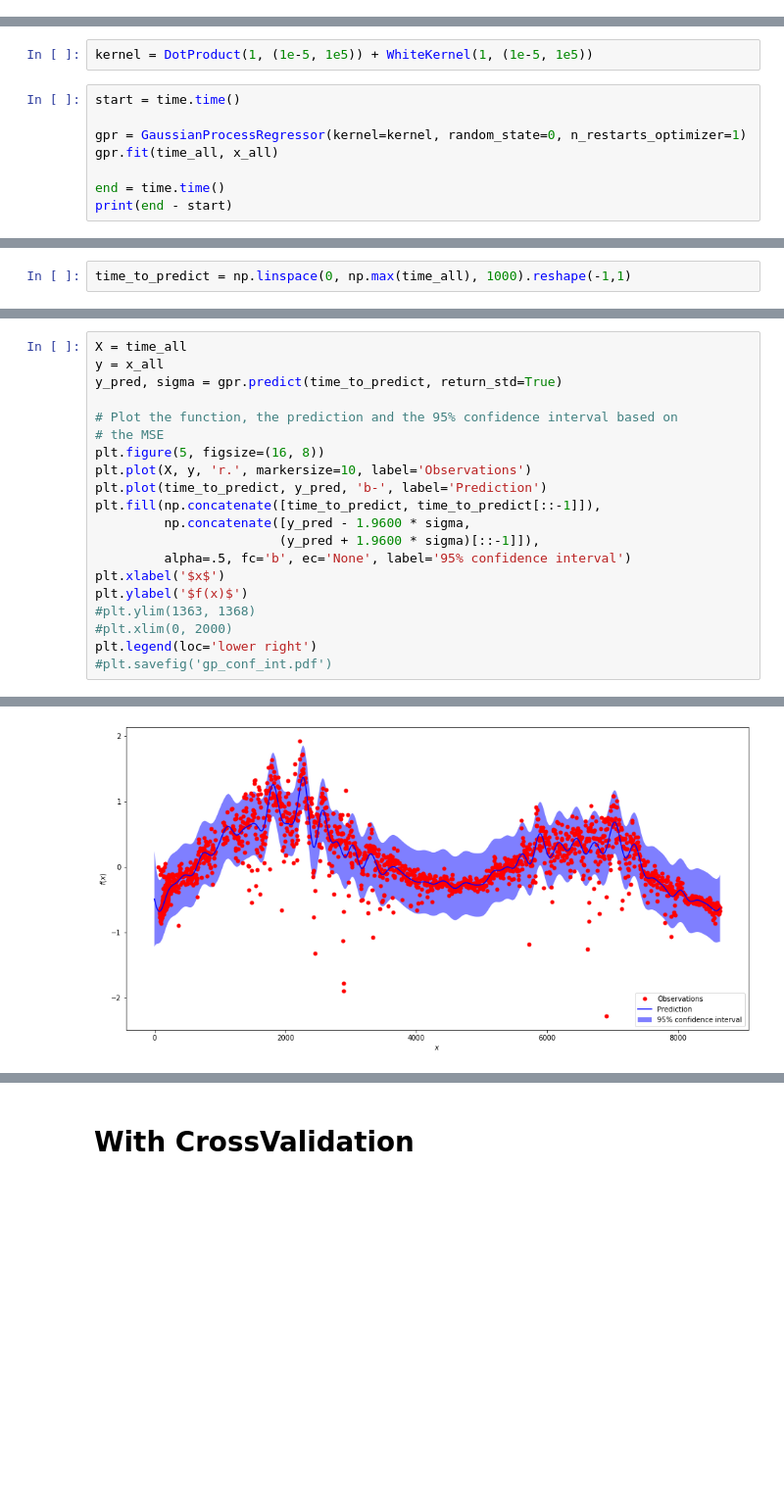
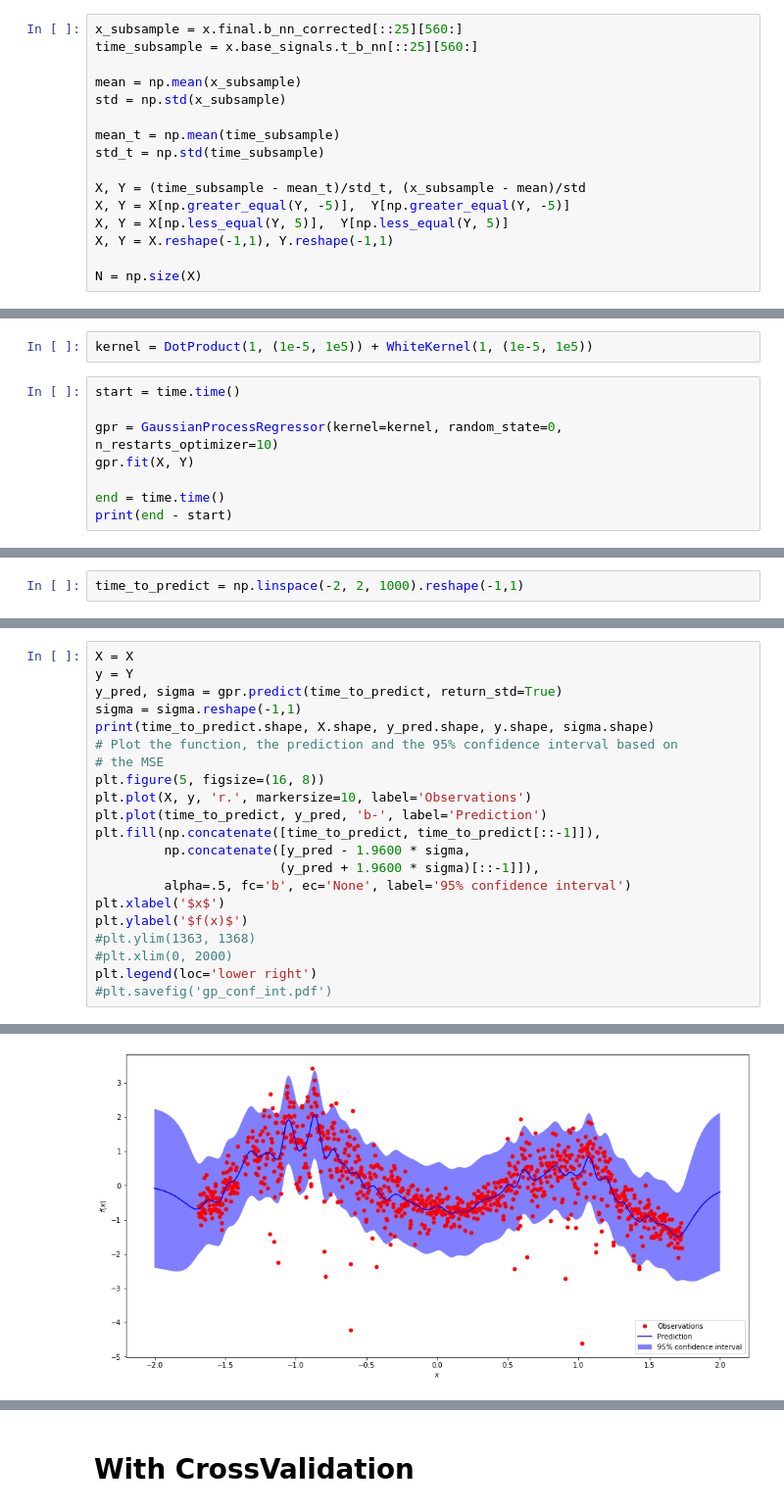
Before and after one commit to roksikonja/dslab_virgo_tsi, a Jupyter notebook: SmoothingFinalResult.ipynb, the cells around one changed output, grey strips where cells are left out. Shown at 98% size. Drawn from its saved outputs; the diff is of its cells as text; blank space fills up the shorter version.

```diff
--- a/SmoothingFinalResult.ipynb
+++ b/SmoothingFinalResult.ipynb
@@ -17,0 +10,16 @@ np.size(time_subsample)
+# %%
+x_subsample = x.final.b_nn_corrected[::25][560:]
+time_subsample = x.base_signals.t_b_nn[::25][560:]
+
+mean = np.mean(x_subsample)
+std = np.std(x_subsample)
+
+mean_t = np.mean(time_subsample)
+std_t = np.std(time_subsample)
+
+X, Y = (time_subsample - mean_t)/std_t, (x_subsample - mean)/std
+X, Y = X[np.greater_equal(Y, -5)],  Y[np.greater_equal(Y, -5)]
+X, Y = X[np.less_equal(Y, 5)],  Y[np.less_equal(Y, 5)]
+X, Y = X.reshape(-1,1), Y.reshape(-1,1)
+
+N = np.size(X)
@@ -90,8 +109,8 @@ kernel = DotProduct(1, (1e-5, 1e5)) + WhiteKernel(1, (1e-5, 1e5))
 # %%
 start = time.time()
 
-gpr = GaussianProcessRegressor(kernel=kernel, random_state=0, n_restarts_optimizer=1)
-gpr.fit(time_all, x_all)
+gpr = GaussianProcessRegressor(kernel=kernel, random_state=0, n_restarts_optimizer=10)
+gpr.fit(X, Y)
 
 end = time.time()
 print(end - start)
@@ -104,4 +123,4 @@ gpr.log_marginal_likelihood()
 # %%
-time_to_predict = np.linspace(0, np.max(time_all), 1000).reshape(-1,1)
+time_to_predict = np.linspace(-2, 2, 1000).reshape(-1,1)
 # %%
 plt.figure(5, figsize=(16, 8))
@@ -113,8 +132,9 @@ plt.plot(time_all, x_all, time_all, gpr.predict(time_all))
 # %%
-X = time_all
-y = x_all
+X = X
+y = Y
 y_pred, sigma = gpr.predict(time_to_predict, return_std=True)
-
+sigma = sigma.reshape(-1,1)
+print(time_to_predict.shape, X.shape, y_pred.shape, y.shape, sigma.shape)
 # Plot the function, the prediction and the 95% confidence interval based on
 # the MSE
 plt.figure(5, figsize=(16, 8))
@@ -135 +156 @@ plt.legend(loc='lower right')
-[figure, old version]
+[figure, new version]
```
Also changed, not shown: parts of 10 cells of this notebook, 1 other file.
